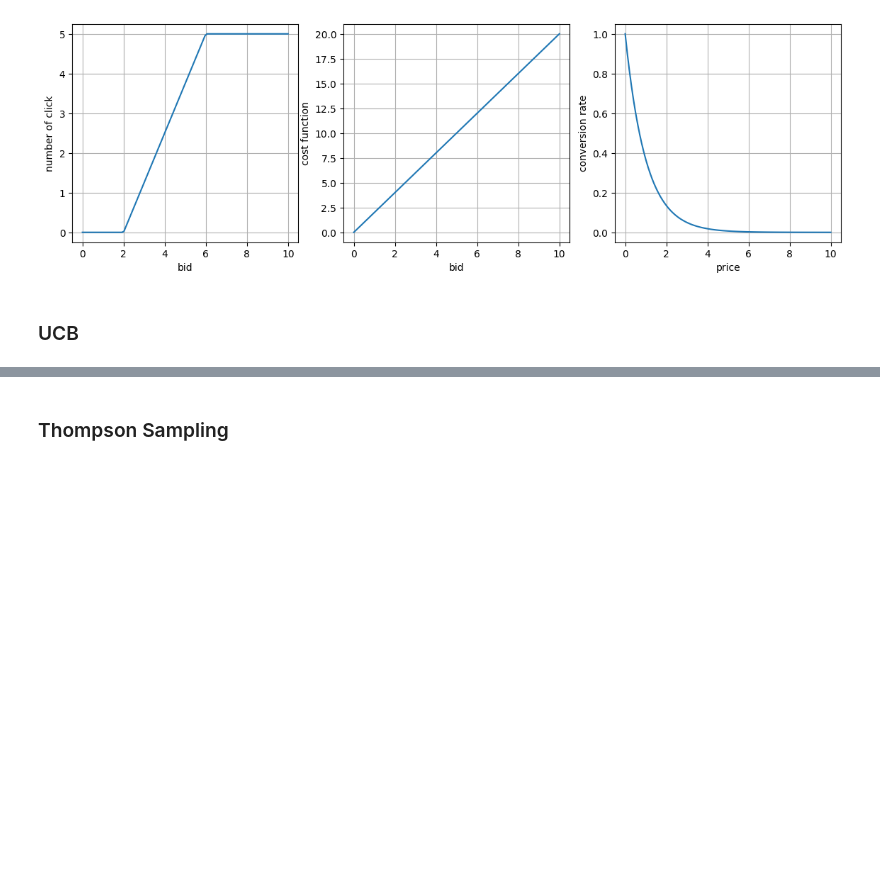
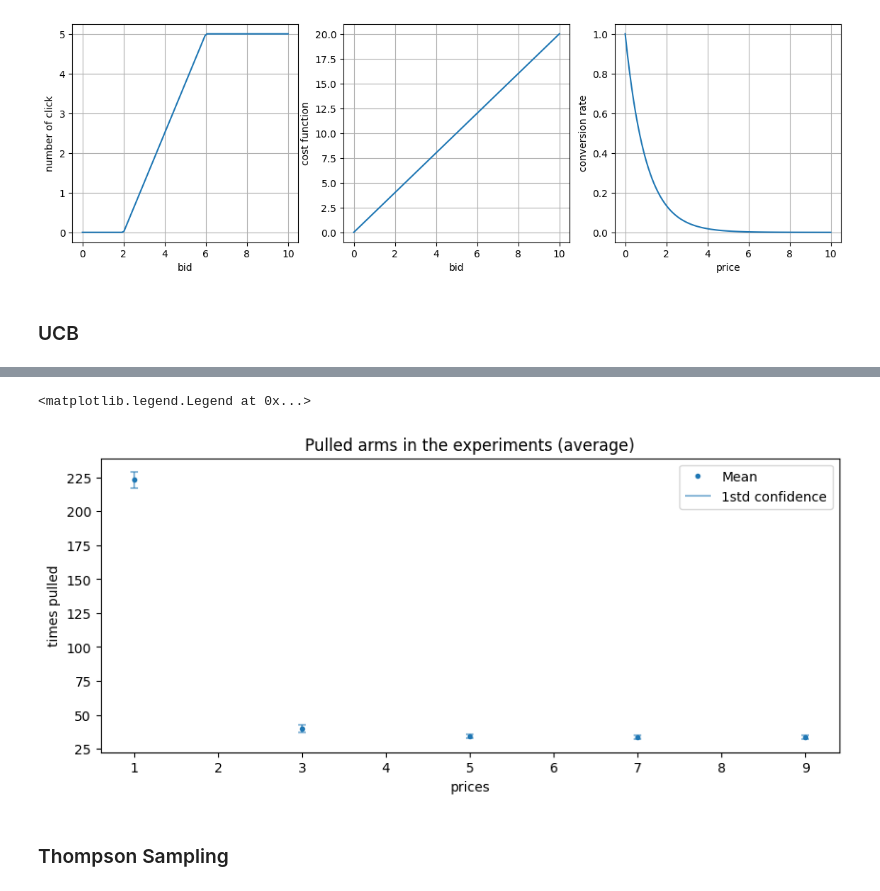
Before and after one commit to ossama-eloukili/Online-Learning-Applications-Project, a Jupyter notebook: bySTEPS.ipynb, the cells around one changed output, grey strips where cells are left out. Saved outputs shown, nothing was run; the diff lists cells and outputs as text; code cells hidden in the pictures; blank space fills up the shorter version.

```diff
--- a/bySTEPS.ipynb
+++ b/bySTEPS.ipynb
@@ -483,3 +483,25 @@ for e in range(0, n_experiments):
+# %%
+# Plot: Pulled arms
+
+ucb_pulled_arms_hat = np.mean(ucb_pulled_arms_counter_per_experiment, axis = 0)
+ucb_pulled_arms_std = np.std(ucb_pulled_arms_counter_per_experiment, axis = 0)
+
+plt.figure(figsize=(10,4))
+plt.title("Pulled arms in the experiments (average)")
+# plt.scatter(prices, ucb_pulled_arms_hat, color = "C0",label="Mean prediction")
+plt.plot(prices, ucb_pulled_arms_hat, '.', color = "C0", label="Mean")
+plt.vlines(prices, ucb_pulled_arms_hat - ucb_pulled_arms_std, ucb_pulled_arms_hat +  ucb_pulled_arms_std,
+           colors= "C0", alpha=0.5, label = "1std confidence")
+plt.scatter(prices, ucb_pulled_arms_hat - ucb_pulled_arms_std, color= "C0", alpha=0.5, marker='_')
+plt.scatter(prices, ucb_pulled_arms_hat + ucb_pulled_arms_std, color= "C0", alpha=0.5, marker='_')
+
+
+plt.xlabel("prices")
+plt.ylabel("times pulled")
+plt.legend()
+# %% [output]
+<matplotlib.legend.Legend at 0x...>
+[figure, added]
 # %% [markdown]
 ### Thompson Sampling
 # %%
```
Also changed, not shown: parts of 10 cells of this notebook.
